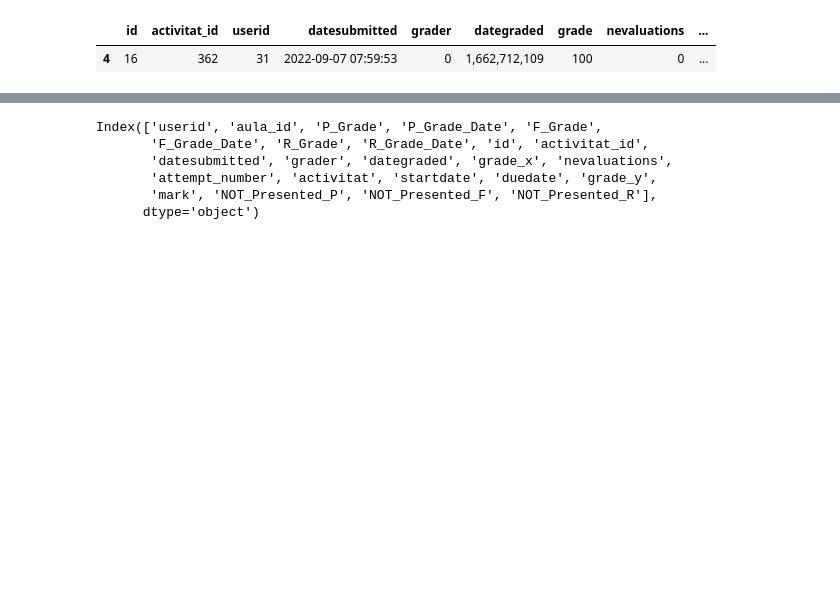
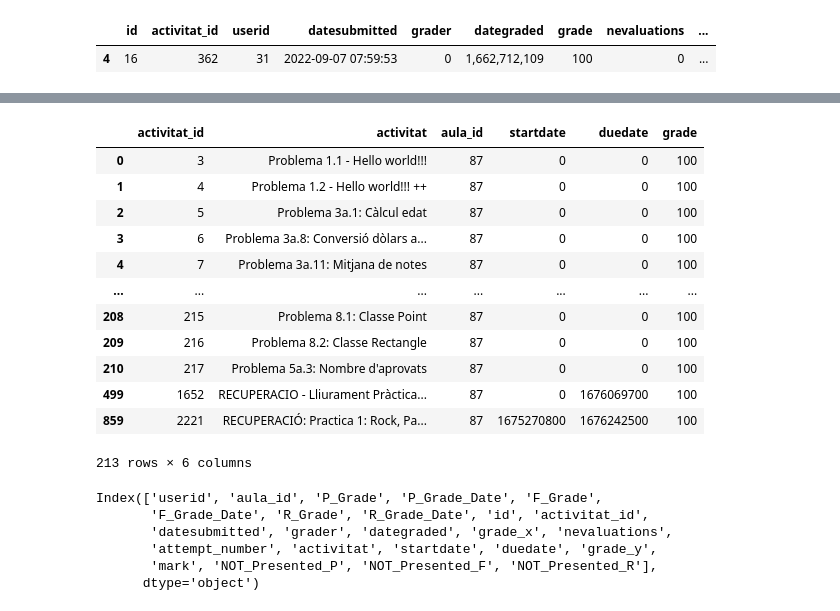
Before and after one commit to geniiss/MoonKEY, a Jupyter notebook: code/Model/model2.ipynb, the cells around one changed output, grey strips where cells are left out. Saved outputs shown, nothing was run; the diff lists cells and outputs as text; code cells hidden in the pictures; blank space fills up the shorter version.

```diff
--- a/code/Model/model2.ipynb
+++ b/code/Model/model2.ipynb
@@ -63,3 +79,20 @@ submision_activities["mark"] = submision_activities["grade_x"].astype(float) / s
+# %%
+activities = pd.read_csv("./../../data/activitats.csv", encoding='ISO-8859-1')
+activities[activities["aula_id"] == 87]
+# %% [output]
+|  | activitat_id | activitat | aula_id | startdate | duedate | grade |
+| 0 | 3 | Problema 1.1 - Hello world!!! | 87 | 0 | 0 | 100 |
+| 1 | 4 | Problema 1.2 - Hello world!!! ++ | 87 | 0 | 0 | 100 |
+| 2 | 5 | Problema 3a.1: Càlcul edat | 87 | 0 | 0 | 100 |
+| 3 | 6 | Problema 3a.8: Conversió dòlars a... | 87 | 0 | 0 | 100 |
+| 4 | 7 | Problema 3a.11: Mitjana de notes | 87 | 0 | 0 | 100 |
+| ... | ... | ... | ... | ... | ... | ... |
+| 208 | 215 | Problema 8.1: Classe Point | 87 | 0 | 0 | 100 |
+| 209 | 216 | Problema 8.2: Classe Rectangle | 87 | 0 | 0 | 100 |
+| 210 | 217 | Problema 5a.3: Nombre d'aprovats | 87 | 0 | 0 | 100 |
+| 499 | 1652 | RECUPERACIO - Lliurament Pràctica... | 87 | 0 | 1676069700 | 100 |
+| 859 | 2221 | RECUPERACIÓ: Practica 1: Rock, Pa... | 87 | 1675270800 | 1676242500 | 100 |
+213 rows × 6 columns
 # %%
 marks = pd.read_csv("./../../data/notes.csv", delimiter=';')
 
```
Also changed, not shown: parts of 4 cells of this notebook, 2 other files.
